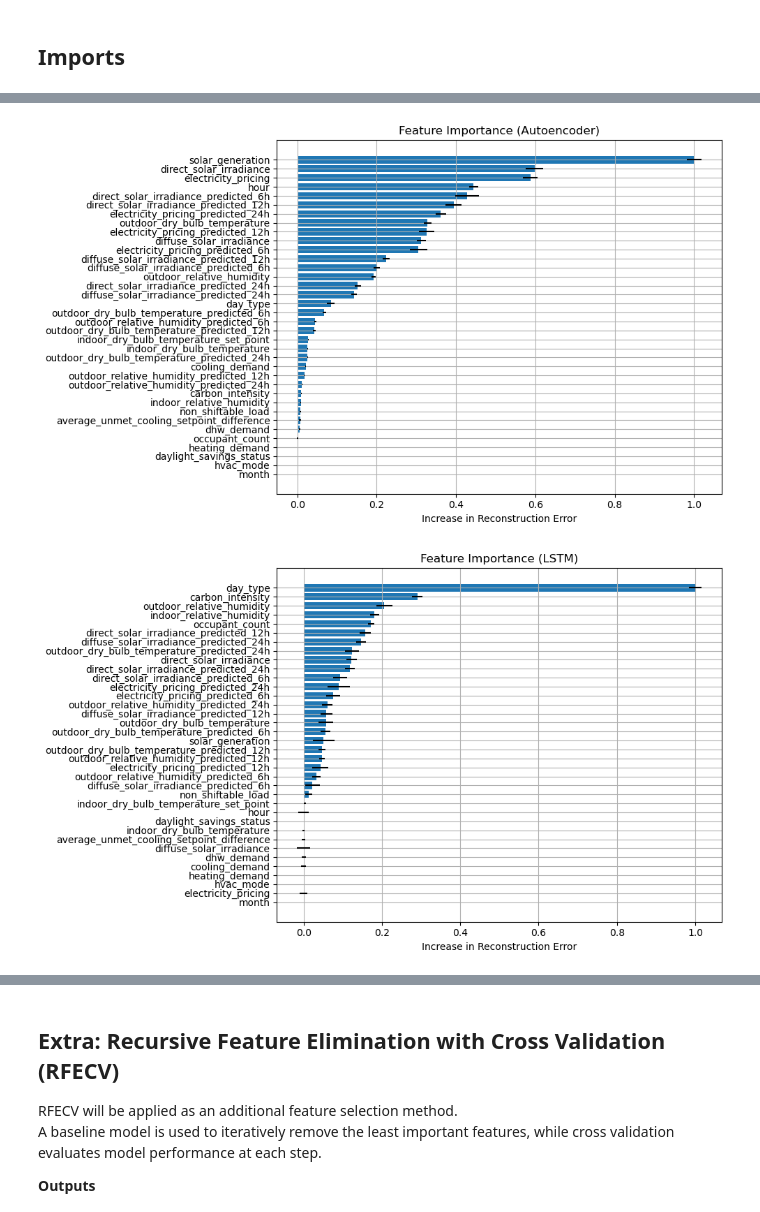
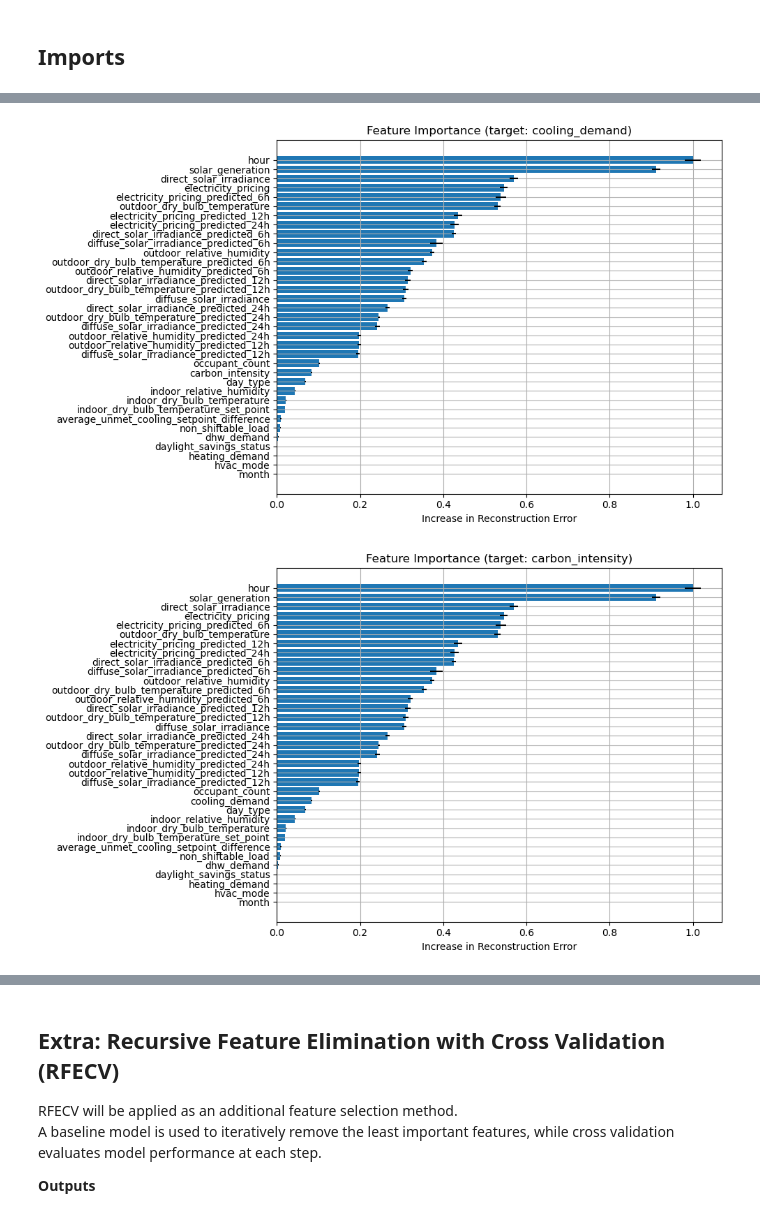
Before and after one commit to federicogiacopuzzi-univr/ProgressiveModeling, a Jupyter notebook: notebooks/explainability.ipynb, the cells around one changed output, grey strips where cells are left out. Saved outputs shown, nothing was run; the diff lists cells and outputs as text; code cells hidden in the pictures.

```diff
--- a/notebooks/explainability.ipynb
+++ b/notebooks/explainability.ipynb
@@ -118,8 +89,3 @@ sorted_idx_ae = np.argsort(means_ae)
 # %%
-model = load_model("..\\reports\\models\\lstm_generalization.h5")
-timesteps = 12
-X_test_seq = create_lstm_input(X_test_scaled, timesteps=timesteps)
-y_true = X_test_scaled[timesteps-1:, :]
-means_lstm, stds_lstm = im.importance_lstm(model, X_test_seq, y_true, features)
-sorted_idx_lstm = np.argsort(means_lstm)
+real_ael, pred_ael, model_ael = ael.Autoencoder(train_df=X_train, test_df=X_test, features=features, epochs = 300, batch_size = 32, latent_dim = 64, timesteps = 6)
 # %% [output]
@@ -166,0 +109,5 @@ WARNING:tensorflow:Layer lstm_3 will not use cuDNN kernels since it doesn't meet
+# %%
+timesteps = 6
+X_test_seq = create_lstm_input(X_test_scaled, timesteps=timesteps)
+means_ael, stds_ael = im.importance_autoencoder_lstm(model_ael, X_test_seq, features)
+sorted_idx_ael = np.argsort(means_ael)
@@ -167,9 +132,19 @@ WARNING:tensorflow:Layer lstm_3 will not use cuDNN kernels since it doesn't meet
+# %%
+features_per_target = []
+for i, target in enumerate(targets):
+    features_per_target.append([f for f in features if f != target])
 # %%
-plts.plot_feature_importance(features, means_ae, stds_ae, title="Feature Importance (Autoencoder)", filename="autoencoder_importance.png")
+feat_indices = [features.index(f) for f in features_per_target[0]]
+means_filtered_0 = means_ael[feat_indices]
+stds_filtered_0 = stds_ael[feat_indices]
+plts.plot_feature_importance(features_per_target[0], means_filtered_0, stds_filtered_0, title="Feature Importance (target: cooling_demand)", filename="cooling_demand_importance.png")
 # %% [output]
-[figure, old version]
+[figure, new version]
 # %%
-plts.plot_feature_importance(features, means_lstm, stds_lstm, title="Feature Importance (LSTM)", filename="lstm_importance.png")
+feat_indices = [features.index(f) for f in features_per_target[1]]
+means_filtered_1 = means_ael[feat_indices]
+stds_filtered_1 = stds_ael[feat_indices]
+plts.plot_feature_importance(features_per_target[1], means_filtered_1, stds_filtered_1, title="Feature Importance (target: carbon_intensity)", filename="carbon_intensity_importance.png")
 # %% [output]
-[figure, old version]
+[figure, new version]
 # %%
```
Also changed, not shown: parts of 25 cells of this notebook, 13 other files.
